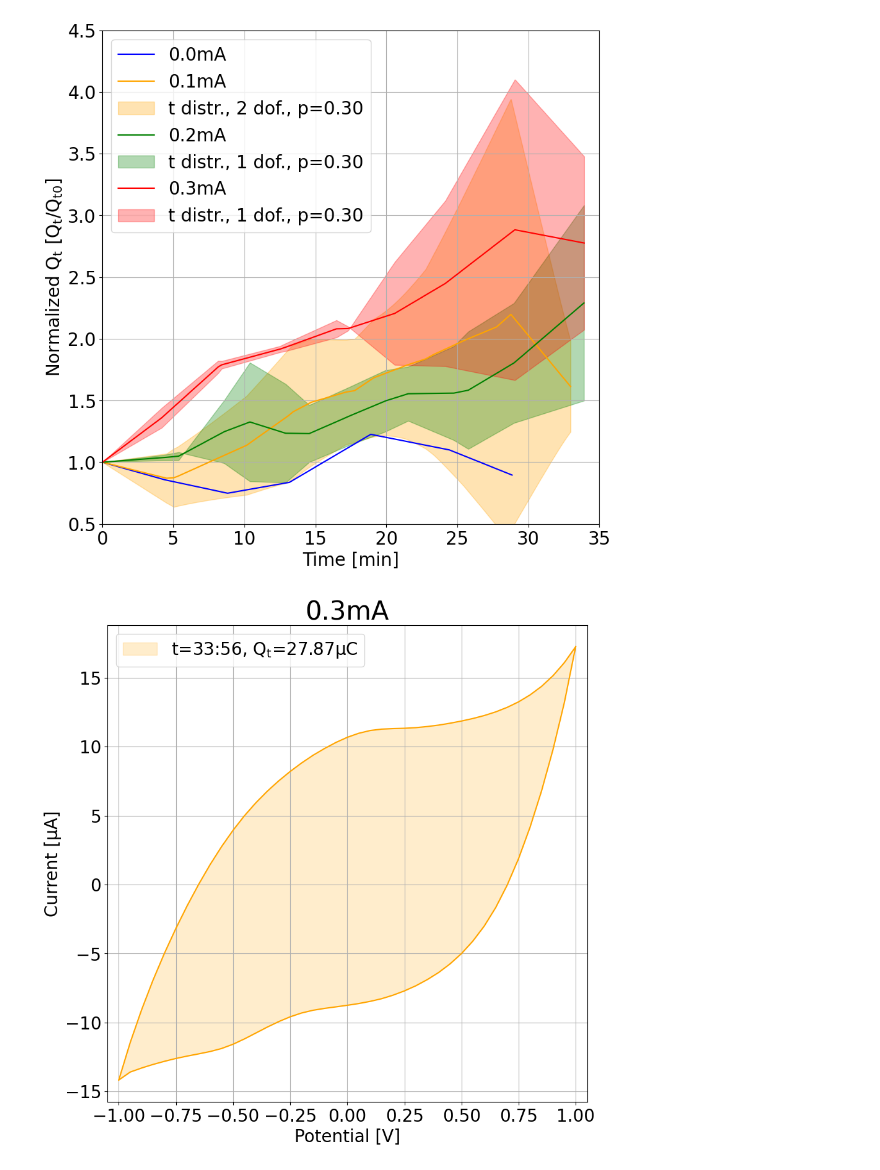
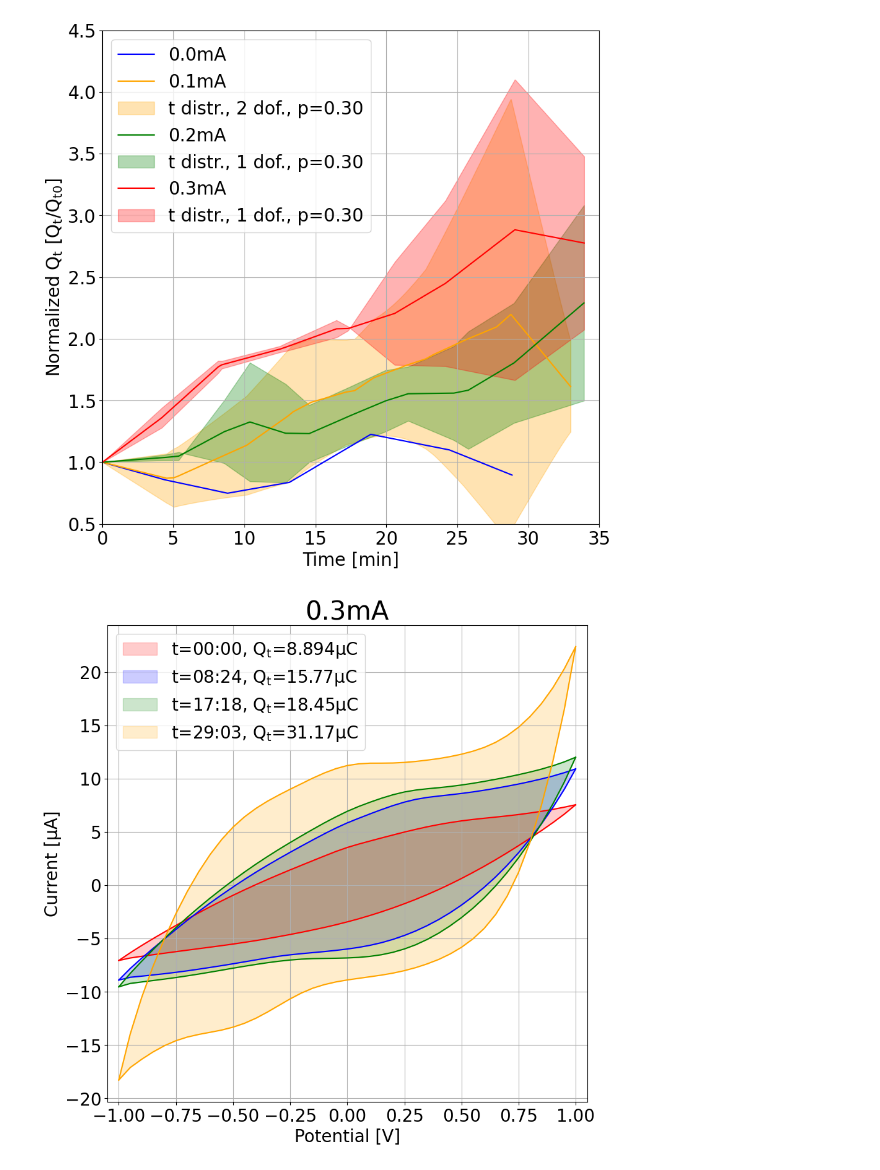
Before and after one commit to benjibst/cyclic_voltammetry_notebook, a Jupyter notebook: analyze.ipynb, the cells around one changed output. Drawn from its saved outputs; the diff is of its cells as text; code cells hidden in the pictures.

```diff
--- a/analyze.ipynb
+++ b/analyze.ipynb
@@ -177,26 +184,26 @@ t-score for 0.3mA with 1 degrees of freedom: 1.96
 # %%
 plt.figure(figsize=(10, 10))
 colors = ["red", "blue", "green", "orange", "purple", "brown", "pink", "gray"]
 curr = "0.3mA"
 file = "2.csv"
-for i in range(len(dataframes[curr]["files"][file]["timestamps"])-1,len(dataframes[curr]["files"][file]["timestamps"]),2):
+for i in range(0,len(dataframes[curr]["files"][file]["timestamps"]),2):
     pot_top = dataframes[curr]["files"][file]["pot_df_top"].iloc[:,i]
     pot_bottom = dataframes[curr]["files"][file]["pot_df_bottom"].iloc[:,i]
     curr_top = dataframes[curr]["files"][file]["curr_df_top"].iloc[:,i]
     curr_bottom = dataframes[curr]["files"][file]["curr_df_bottom"].iloc[:,i]
     timestamp = dataframes[curr]["files"][file]["timestamps"][i]
     tf_mins = int(timestamp.total_seconds()//60)
     tf_secs = timestamp.total_seconds()%60
     plt.plot(pot_top, curr_top, color=colors[i//2])
     plt.plot(pot_bottom, curr_bottom, color=colors[i//2])
     plt.fill_between(pot_top, curr_bottom, curr_top, color=colors[i//2], alpha=0.2,label="t={:02}:{:02}, $\mathregular{{Q_{{t}}}}$={:.4}μC".format(tf_mins, int(tf_secs),dataframes[curr]["files"][file]["areas"].iloc[i,1]))
     plt.xlabel("Potential [V]", fontsize=20)
     plt.ylabel("Current [μA]", fontsize=20)
     plt.xlim((-1.05, 1.05))
     plt.xticks(fontsize=20)
     plt.yticks(fontsize=20)
     plt.legend(fontsize=20)
     plt.grid(True)
     plt.title(f"{curr}",fontsize=30)
 # %% [output]
-[figure, old version]
+[figure, new version]
```
Also changed, not shown: parts of 4 cells of this notebook, 2 other files.
